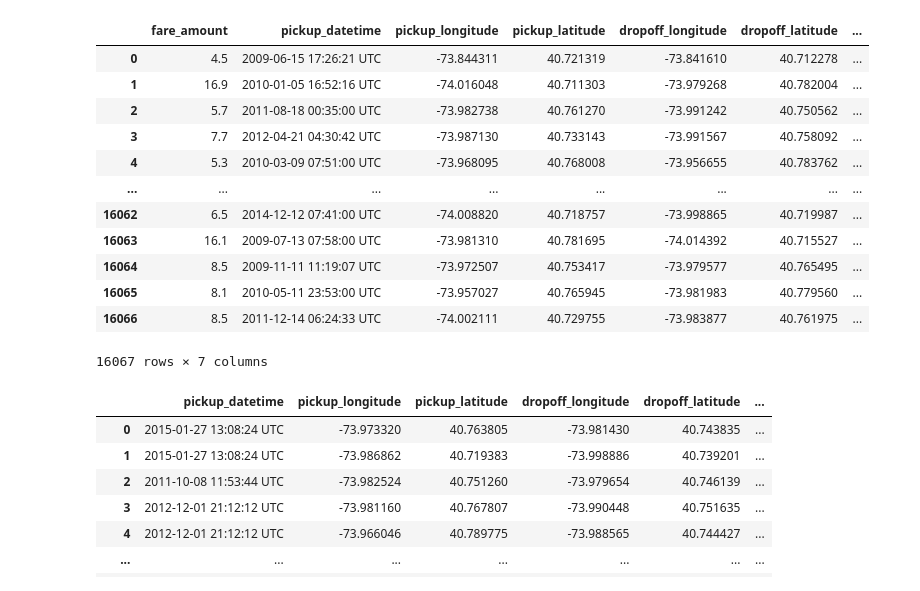
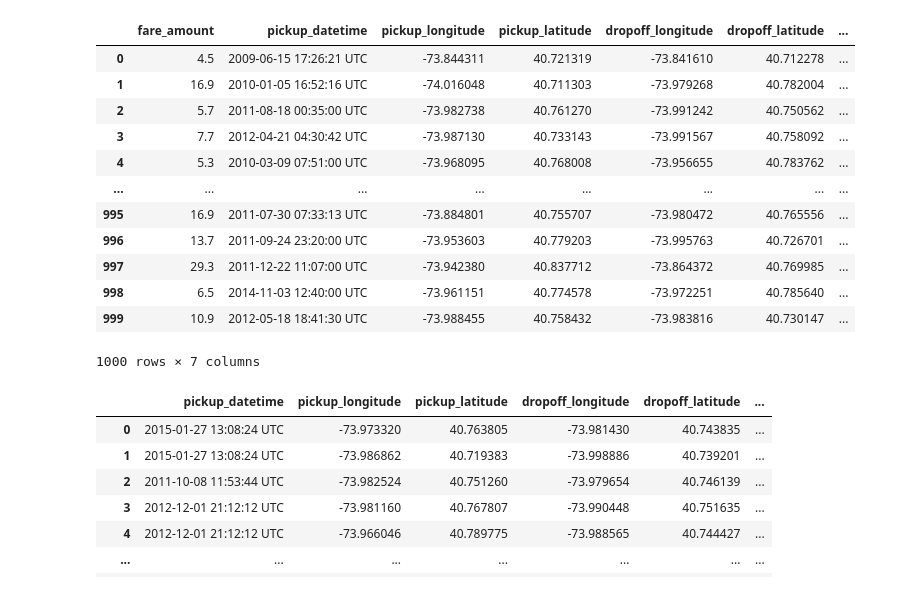
Before and after one commit to vapurv843/Cab-fare-prediction, a Jupyter notebook: cab_fare.ipynb, the cells around one changed output. Drawn from its saved outputs; the diff is of its cells as text; code cells hidden in the pictures.

```diff
--- a/cab_fare.ipynb
+++ b/cab_fare.ipynb
@@ -27,21 +29,21 @@ from sklearn.model_selection import GridSearchCV
 # %%
 train  = pd.read_csv("train_cab.csv",na_values={"pickup_datetime":"43"})
 # %%
-train
+train.head(1000)
 # %% [output]
 |  | fare_amount | pickup_datetime | pickup_longitude | pickup_latitude | dropoff_longitude | dropoff_latitude | ... |
 | 0 | 4.5 | 2009-06-15 17:26:21 UTC | -73.844311 | 40.721319 | -73.841610 | 40.712278 | ... |
 | 1 | 16.9 | 2010-01-05 16:52:16 UTC | -74.016048 | 40.711303 | -73.979268 | 40.782004 | ... |
 | 2 | 5.7 | 2011-08-18 00:35:00 UTC | -73.982738 | 40.761270 | -73.991242 | 40.750562 | ... |
 | 3 | 7.7 | 2012-04-21 04:30:42 UTC | -73.987130 | 40.733143 | -73.991567 | 40.758092 | ... |
 | 4 | 5.3 | 2010-03-09 07:51:00 UTC | -73.968095 | 40.768008 | -73.956655 | 40.783762 | ... |
 | ... | ... | ... | ... | ... | ... | ... | ... |
-| 16062 | 6.5 | 2014-12-12 07:41:00 UTC | -74.008820 | 40.718757 | -73.998865 | 40.719987 | ... |
-| 16063 | 16.1 | 2009-07-13 07:58:00 UTC | -73.981310 | 40.781695 | -74.014392 | 40.715527 | ... |
-| 16064 | 8.5 | 2009-11-11 11:19:07 UTC | -73.972507 | 40.753417 | -73.979577 | 40.765495 | ... |
-| 16065 | 8.1 | 2010-05-11 23:53:00 UTC | -73.957027 | 40.765945 | -73.981983 | 40.779560 | ... |
-| 16066 | 8.5 | 2011-12-14 06:24:33 UTC | -74.002111 | 40.729755 | -73.983877 | 40.761975 | ... |
+| 995 | 16.9 | 2011-07-30 07:33:13 UTC | -73.884801 | 40.755707 | -73.980472 | 40.765556 | ... |
+| 996 | 13.7 | 2011-09-24 23:20:00 UTC | -73.953603 | 40.779203 | -73.995763 | 40.726701 | ... |
+| 997 | 29.3 | 2011-12-22 11:07:00 UTC | -73.942380 | 40.837712 | -73.864372 | 40.769985 | ... |
+| 998 | 6.5 | 2014-11-03 12:40:00 UTC | -73.961151 | 40.774578 | -73.972251 | 40.785640 | ... |
+| 999 | 10.9 | 2012-05-18 18:41:30 UTC | -73.988455 | 40.758432 | -73.983816 | 40.730147 | ... |
-16067 rows × 7 columns
+1000 rows × 7 columns
 # %%
 test_data = pd.read_csv('test.csv')
 # %%
```
Also changed, not shown: parts of 48 cells of this notebook.
